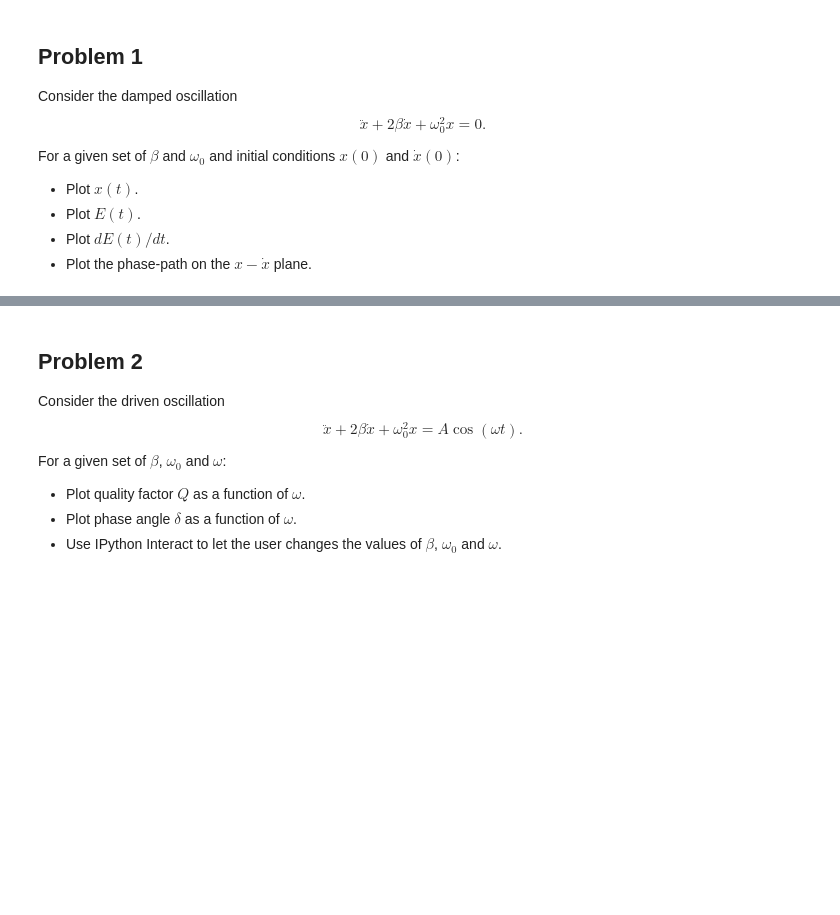
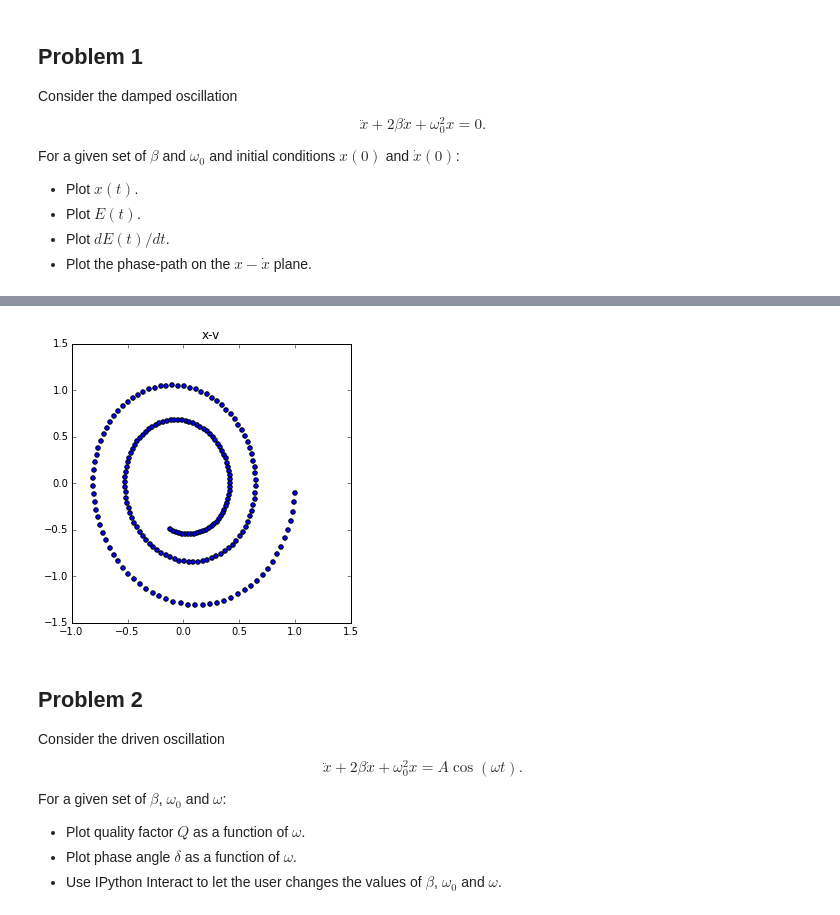
Before and after one commit to pcchen/NTHU10320PHYS290000, a Jupyter notebook: student/102022171/Homework5.ipynb, the cells around one changed output, grey strips where cells are left out. Saved outputs shown, nothing was run; the diff lists cells and outputs as text; code cells hidden in the pictures; blank space fills up the shorter version.

```diff
--- a/student/102022171/Homework5.ipynb
+++ b/student/102022171/Homework5.ipynb
@@ -18,3 +208,19 @@ For a given set of $\beta$ and $\omega_0$ and initial conditions $x(0)$ and $\do
+# %%
+# Problem 1
+#1.3 underdamp x˙(t) v.s. x(t)
+def xvplot(beta,w):
+    if  beta<w:
+        x = under_x(beta,w,t)
+        v = under_v(beta,w,t)
+    elif beta >= w:
+        x = over_x(beta,w,t)
+        v = over_v(beta,w,t)
+    scatter(x,v)
+    title('x-v')
+
+interact(xvplot,beta=(0.,3,),w=(0.,3.))
+# %% [output]
+[figure, added]
 # %% [markdown]
 ## Problem 2
 
```
Also changed, not shown: parts of 17 cells of this notebook.
